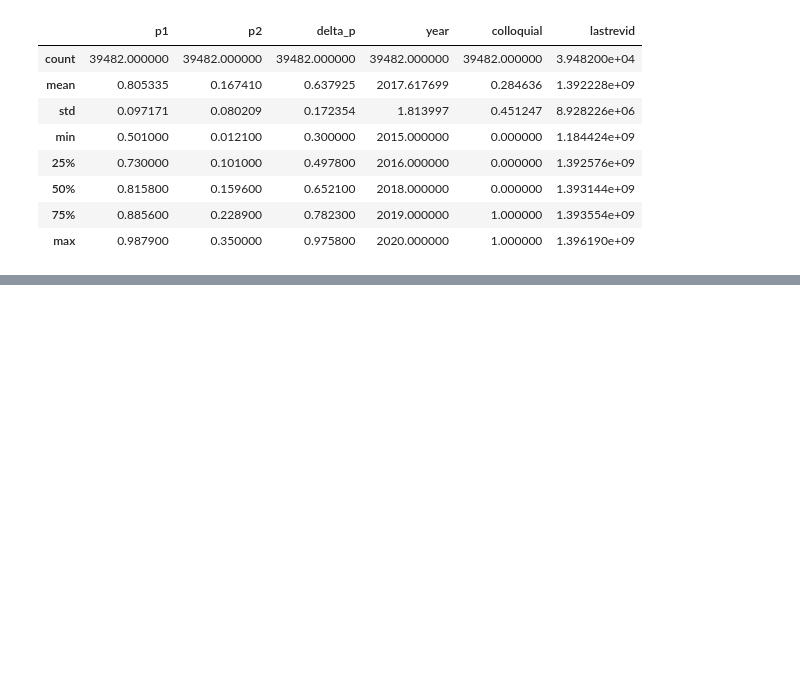
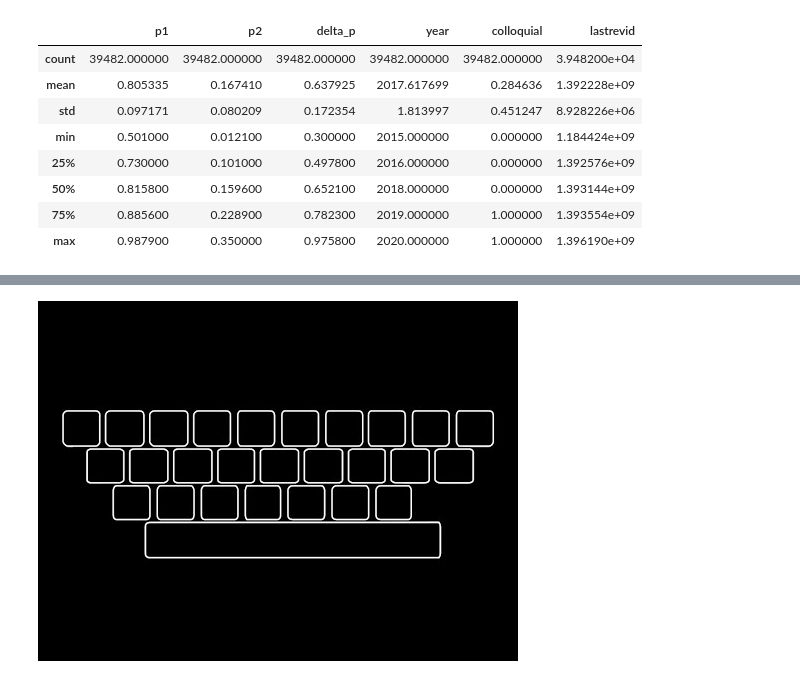
Before and after one commit to epfl-ada/ada-2021-project-adacadabra, a Jupyter notebook: ANALYSIS/Regression.ipynb, the cells around one changed output, grey strips where cells are left out. Saved outputs shown, nothing was run; the diff lists cells and outputs as text; code cells hidden in the pictures; blank space fills up the shorter version.

```diff
--- a/ANALYSIS/Regression.ipynb
+++ b/ANALYSIS/Regression.ipynb
@@ -70,0 +46,5 @@ party_expanded_v1 = df["party"].apply(pd.Series)
+# %%
+from IPython.lib.display import YouTubeVideo
+YouTubeVideo('fCn8zs912OE')
+# %% [output]
+[figure, added]
```
Also changed, not shown: parts of 10 cells of this notebook.
